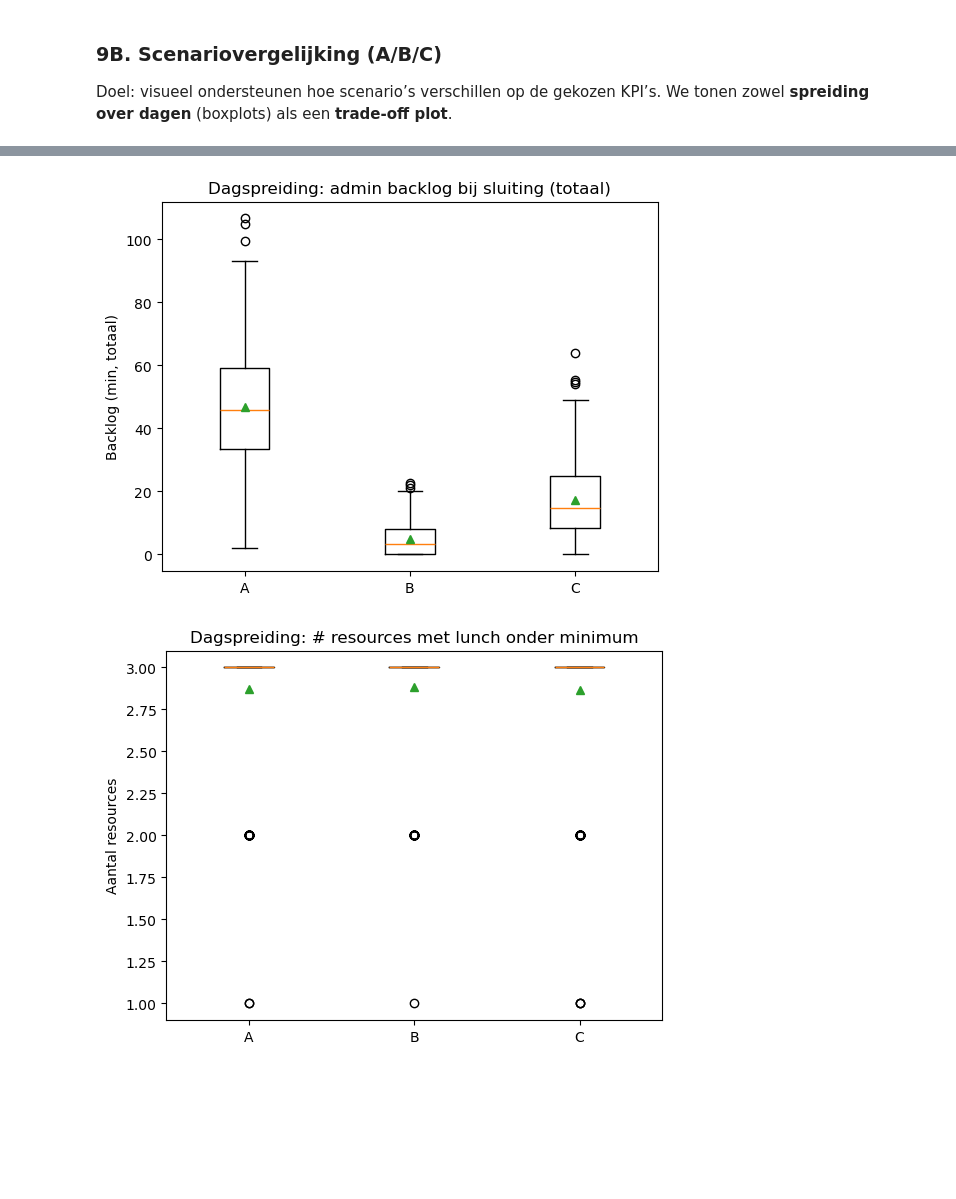
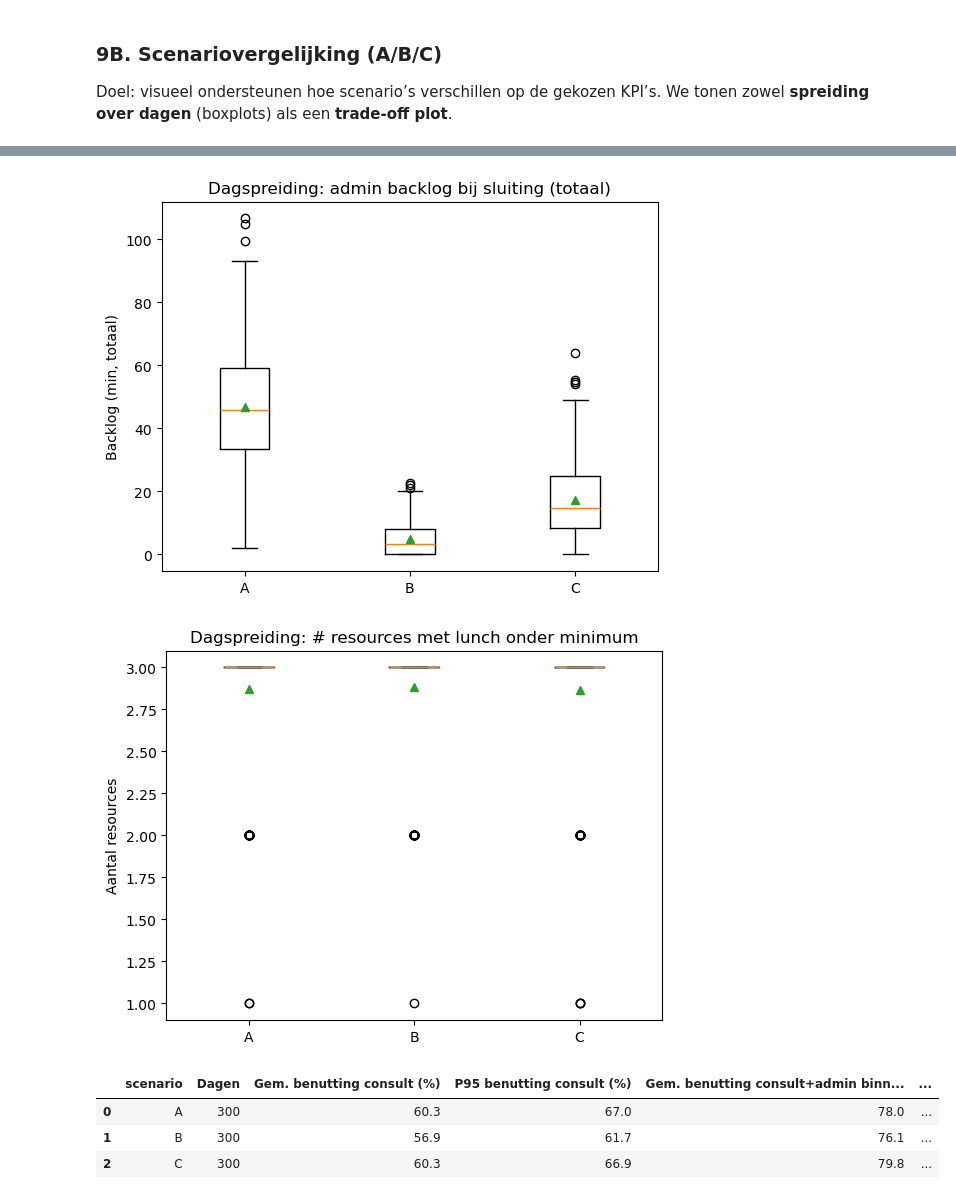
Before and after one commit to KvGasteren/homepage, a Jupyter notebook: polikliniek.ipynb, the cells around one changed output, grey strips where cells are left out. Saved outputs shown, nothing was run; the diff lists cells and outputs as text; code cells hidden in the pictures; blank space fills up the shorter version.

```diff
--- a/polikliniek.ipynb
+++ b/polikliniek.ipynb
@@ -784,30 +784,111 @@ def simulate_kpi_frames(cfgs: Dict[str, ModelConfig], *, n_days: int = 300, seed
         frames.append(df)
     return pd.concat(frames, ignore_index=True)
 
 
 def plot_box(df_long: pd.DataFrame, col: str, title: str, ylabel: str) -> None:
     """Boxplot per scenario voor een KPI."""
     order = ["A", "B", "C"]
     data = [df_long.loc[df_long["scenario"] == s, col].dropna().values for s in order]
     plt.figure()
     plt.boxplot(data, tick_labels=order, showmeans=True)
     plt.ylabel(ylabel)
     plt.title(title)
     plt.show()
 
 
 # Simuleer KPI’s per dag voor A/B/C (zelfde seeds voor vergelijkbaarheid)
 df_long = simulate_kpi_frames({"A": cfgA, "B": cfgB, "C": cfgC}, n_days=300, seed=2026)
 
 plot_box(df_long, "avg_wait", "Dagspreiding: gemiddelde wachttijd", "Gem. wachttijd (min)")
 plot_box(df_long, "p95_wait", "Dagspreiding: P95 wachttijd", "P95 wachttijd (min)")
 plot_box(df_long, "admin_backlog_close_total", "Dagspreiding: admin backlog bij sluiting (totaal)", "Backlog (min, totaal)")
 plot_box(df_long, "resources_lunch_below_min", "Dagspreiding: # resources met lunch onder minimum", "Aantal resources")
 
 # Trade-off plot (zelfde als in hoofdtekst, maar herhaald hier niet nodig)
 # plot_tradeoff(df_report)
+
+# ----------------------------
+# 9B) Benutting (utilization) per scenario
+# ----------------------------
+
+# ----------------------------
+# 9B) Benutting (utilization) per scenario
+# ----------------------------
+
+def simulate_many_days_util(cfg: ModelConfig, *, n_days: int = 300, seed: int = 2026) -> pd.DataFrame:
+    """
+    Run n_days en retourneer per dag benuttings-KPI's.
+
+    Definities:
+    - util_clin_total: consultminuten / (werkminuten * aantal resources)
+    - util_total_within_day: (consultminuten + admin binnen dag) / (werkminuten * aantal resources)
+      -> admin na sluiting telt hier NIET mee (die is juist onderdeel van 'uitloop/werkdruk').
+    """
+    rng = np.random.default_rng(seed)
+    seeds = rng.integers(0, 2**31 - 1, size=n_days)
+
+    work_minutes = cfg.day_end - cfg.day_start
+    denom = work_minutes * len(cfg.resources)
+
+    rows = []
+    for s in seeds:
+        day_results = simulate_day(cfg, seed=int(s))
+        summ = summarize_day(cfg, day_results)
+
+        total_consult = sum(summ[rid]["consult_minutes"] for rid in cfg.resources)
+        total_admin_within = sum(summ[rid]["admin_done_within_day"] for rid in cfg.resources)
+
+        util_clin_total = total_consult / denom if denom > 0 else 0.0
+        util_total_within_day = (total_consult + total_admin_within) / denom if denom > 0 else 0.0
+
+        rows.append({
+            "util_clin_total": float(util_clin_total),
+            "util_total_within_day": float(util_total_within_day),
+        })
+
+    return pd.DataFrame(rows)
+
+
+def utilization_report(cfg: ModelConfig, *, n_days: int = 300, seed: int = 2026) -> Dict[str, float]:
+    """Compacte scenario-samenvatting voor benutting."""
+    dfu = simulate_many_days_util(cfg, n_days=n_days, seed=seed)
+
+    return {
+        "scenario": cfg.scenario_name,
+        "n_days": int(n_days),
+        "avg_util_clin_total": float(dfu["util_clin_total"].mean()),
+        "p95_util_clin_total": float(dfu["util_clin_total"].quantile(0.95)),
+        "avg_util_total_within_day": float(dfu["util_total_within_day"].mean()),
+        "p95_util_total_within_day": float(dfu["util_total_within_day"].quantile(0.95)),
+    }
+
+
+df_util = pd.DataFrame([
+    utilization_report(cfgA, n_days=300, seed=2026),
+    utilization_report(cfgB, n_days=300, seed=2026),
+    utilization_report(cfgC, n_days=300, seed=2026),
+])
+
+# Nettere presentatie (percentages)
+df_util_fmt = df_util.copy()
+for c in ["avg_util_clin_total", "p95_util_clin_total", "avg_util_total_within_day", "p95_util_total_within_day"]:
+    df_util_fmt[c] = (df_util_fmt[c] * 100).round(1)
+
+df_util_fmt = df_util_fmt.rename(columns={
+    "avg_util_clin_total": "Gem. benutting consult (%)",
+    "p95_util_clin_total": "P95 benutting consult (%)",
+    "avg_util_total_within_day": "Gem. benutting consult+admin binnen dag (%)",
+    "p95_util_total_within_day": "P95 benutting consult+admin binnen dag (%)",
+    "n_days": "Dagen",
+})
+
+df_util_fmt
 # %% [output]
 [figure]
 [figure]
 [figure]
 [figure]
+|  | scenario | Dagen | Gem. benutting consult (%) | P95 benutting consult (%) | Gem. benutting consult+admin binn... | ... |
+| 0 | A | 300 | 60.3 | 67.0 | 78.0 | ... |
+| 1 | B | 300 | 56.9 | 61.7 | 76.1 | ... |
+| 2 | C | 300 | 60.3 | 66.9 | 79.8 | ... |
```
Also changed, not shown: 4 other files.
